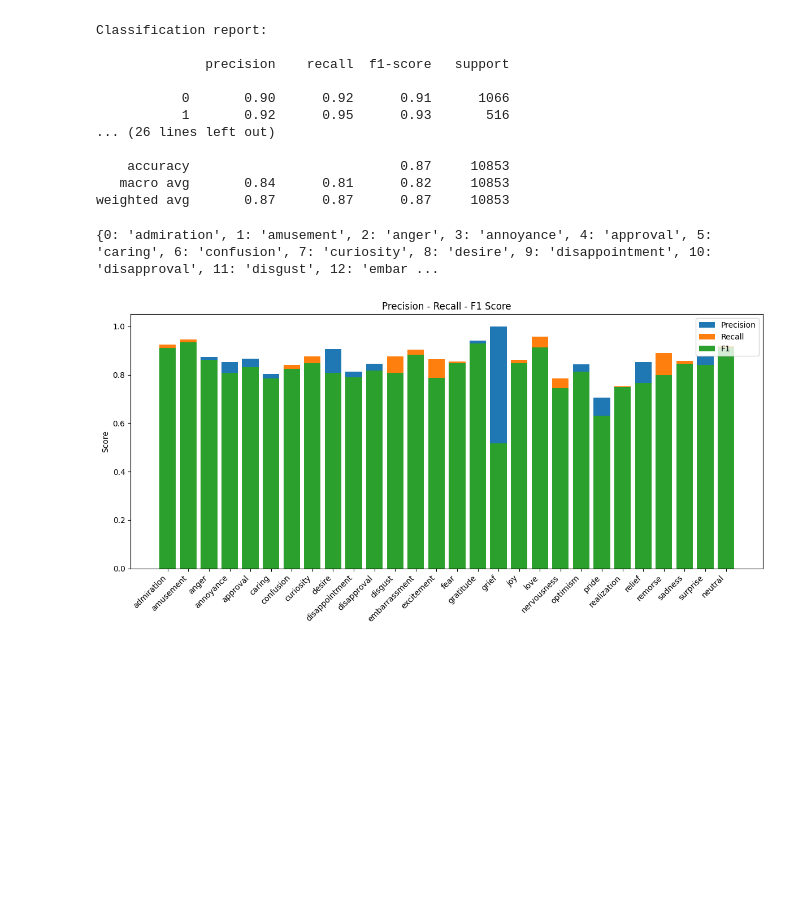
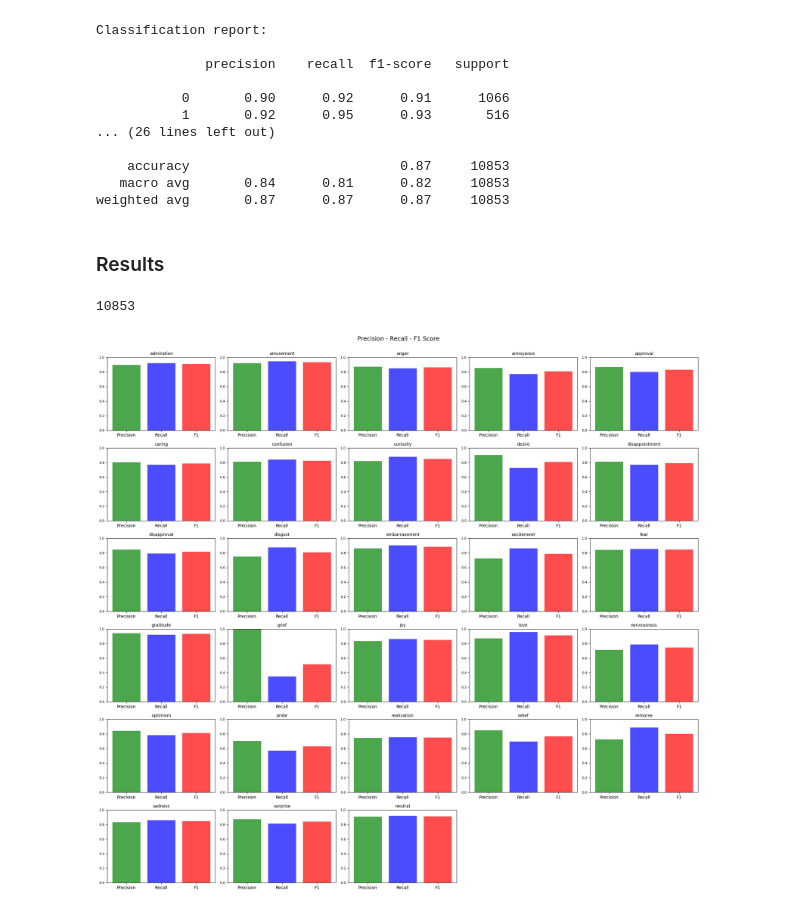
Before and after one commit to MatteoBisotti/nlp_project, a Jupyter notebook: model.ipynb, the cells around one changed output. Cells and saved outputs as stored; diff of their text form; code cells hidden in the pictures; blank space fills up the shorter version.

Commit message:
model RoBERTa

```diff
--- a/model.ipynb
+++ b/model.ipynb
@@ -315,6 +320,7 @@ test_loader = DataLoader(test_dataset, batch_size=test_batch_size)
 
 all_preds = []
 all_labels = []
+all_probs = []
 
 with torch.no_grad():
     for batch in test_loader:
@@ -324,10 +330,13 @@ with torch.no_grad():
 
         outputs = model(input_ids=input_ids, attention_mask=attention_mask)
         logits = outputs.logits
+
+        probs = F.softmax(logits, dim=1)
         preds = torch.argmax(logits, dim=1)
 
         all_preds.extend(preds.cpu().numpy())
         all_labels.extend(labels.cpu().numpy())
+        all_probs.extend(probs.cpu().numpy())
 
 accuracy = accuracy_score(all_labels, all_preds)
 f1 = f1_score(all_labels, all_preds, average='weighted')
@@ -361,35 +370,48 @@ Classification report:
     accuracy                           0.87     10853
    macro avg       0.84      0.81      0.82     10853
 weighted avg       0.87      0.87      0.87     10853
-# %%
-print(model.config.id2label)
-# %% [output]
-{0: 'admiration', 1: 'amusement', 2: 'anger', 3: 'annoyance', 4: 'approval', 5: 'caring', 6: 'confusion', 7: 'curiosity', 8: 'desire', 9: 'disappointment', 10: 'disapproval', 11: 'disgust', 12: 'embar ...
+# %% [markdown]
+### Results
+# %%
+len(all_labels)
+# %% [output]
+10853
 # %%
-precisions, recalls, f1s, _ = precision_recall_fscore_support(all_labels, all_preds, average=None)
+precisions, recalls, f1s, supports = precision_recall_fscore_support(all_labels, all_preds, average=None)
 
-id2label = model.config.id2label
-labels = [id2label[i] for i in range(len(precisions))]
+labels = [model.config.id2label[i] for i in range(len(precisions))]
 
 df_metrics = pd.DataFrame({
     'label': labels,
     'precision': precisions,
     'recall': recalls,
-    'f1': f1s
+    'f1': f1s,
+    'support': supports
 })
 
-plt.figure(figsize=(12, 6))
-x = range(len(df_metrics))
+n_labels = len(df_metrics)
+cols = 5
+rows = (n_labels + cols - 1) // cols
 
-plt.bar(x, df_metrics["precision"], label="Precision")
-plt.bar(x, df_metrics["recall"], label="Recall")
-plt.bar(x, df_metrics["f1"], label="F1")
+fig, axs = plt.subplots(rows, cols, figsize=(cols * 4, rows * 3))
+axs = axs.flatten()
 
-plt.xticks(x, df_metrics["label"], rotation=45, ha="right")
-plt.ylabel("Score")
-plt.title("Precision - Recall - F1 Score")
-plt.legend()
+colors = ['green', 'blue', 'red']
+
+for i, row in enumerate(df_metrics.itertuples()):
+    ax = axs[i]
+    ax.bar(['Precision', 'Recall', 'F1'], [row.precision, row.recall, row.f1], color=colors, alpha=0.7)
+    ax.set_ylim(0, 1)
+    ax.set_title(row.label, fontsize=10)
+    ax.set_xticks([0, 1, 2])
+    ax.tick_params(axis='x', rotation=0)
+    ax.tick_params(axis='y', labelsize=8)
+
+for j in range(i + 1, len(axs)):
+    fig.delaxes(axs[j])
+
 plt.tight_layout()
+plt.suptitle("Precision - Recall - F1 Score", fontsize=14, y=1.02)
 plt.show()
 # %% [output]
-[figure, old version]
+[figure, new version]
```
Also changed, not shown: parts of 35 cells of this notebook, 4 other files.
